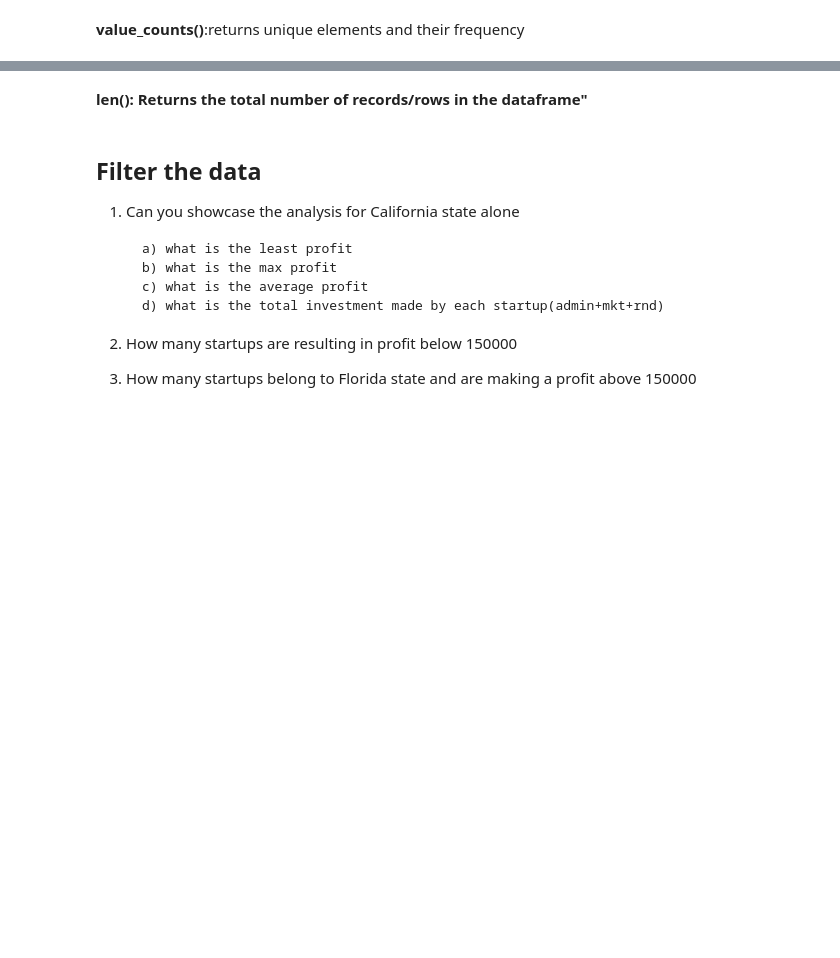
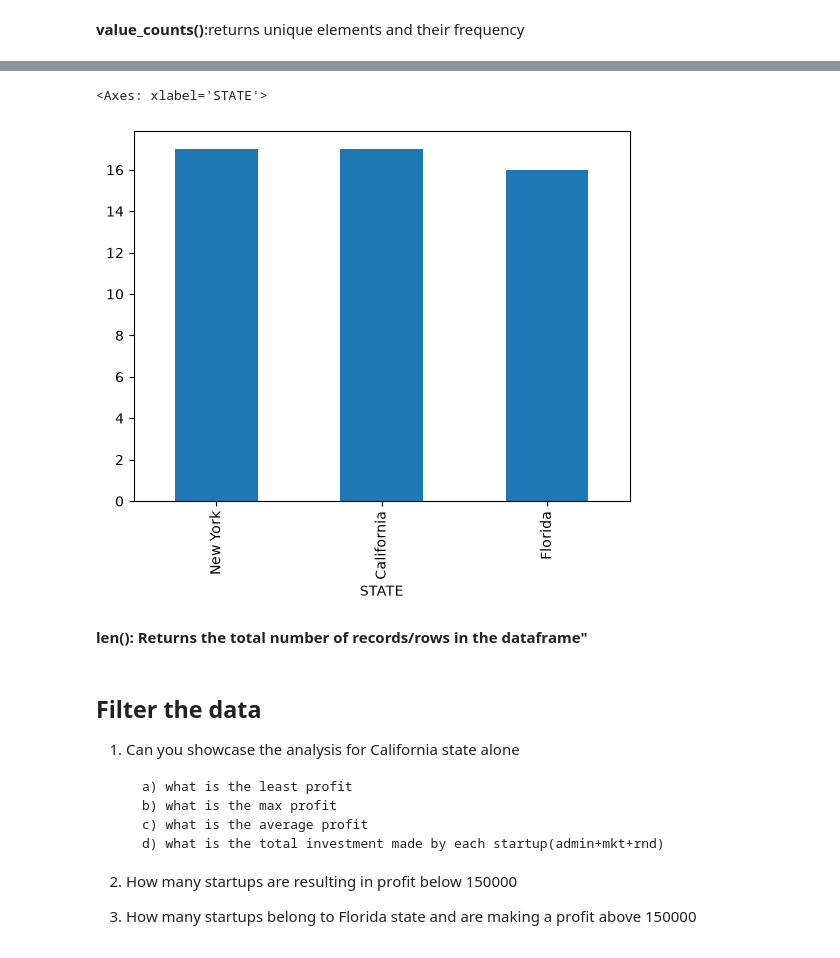
Before and after one commit to ritutripathi06/Demo, a Jupyter notebook: Pandas_180.ipynb, the cells around one changed output, grey strips where cells are left out. Drawn from its saved outputs; the diff is of its cells as text; code cells hidden in the pictures; blank space fills up the shorter version.

```diff
--- a/Pandas_180.ipynb
+++ b/Pandas_180.ipynb
@@ -274,3 +441,8 @@ df['column_name'].unique()
+# %%
+df["STATE"].value_counts().plot(kind="bar")
+# %% [output]
+<Axes: xlabel='STATE'>
+[figure, added]
 # %% [markdown]
 **len(): Returns the total number of records/rows in the dataframe"**
 # %% [markdown]
```
Also changed, not shown: parts of 58 cells of this notebook.
